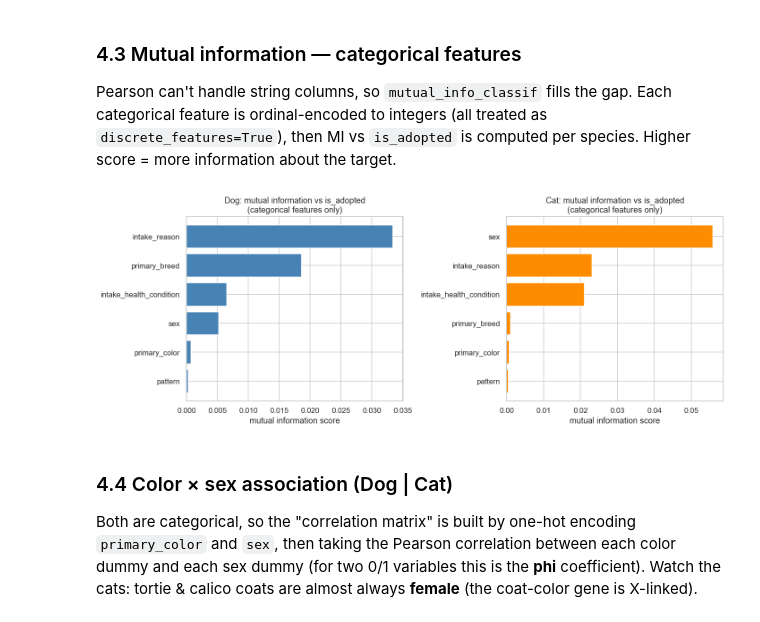
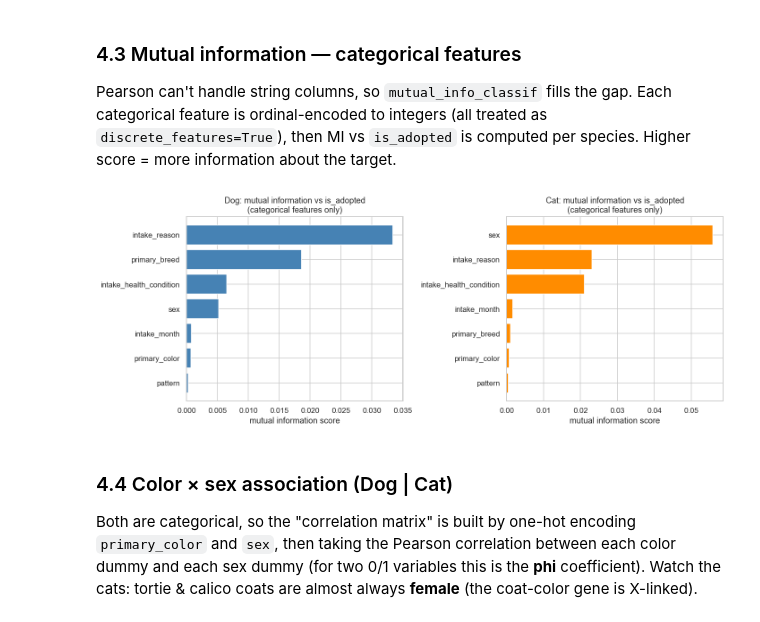
Before and after one commit to chienchien50425-alt/austin-animal-center, a Jupyter notebook: notebooks/02_eda.ipynb, the cells around one changed output. Saved outputs shown, nothing was run; the diff lists cells and outputs as text; code cells hidden in the pictures.

Commit message:
Re-run 02_eda notebook (refresh execution counts & plot outputs)
Co-Authored-By: Claude Opus 4.8 <noreply@anthropic.com>

```diff
--- a/notebooks/02_eda.ipynb
+++ b/notebooks/02_eda.ipynb
@@ -408,30 +408,30 @@ Pearson can't handle string columns, so `mutual_info_classif` fills the gap. Eac
 # %%
 from sklearn.feature_selection import mutual_info_classif
 from sklearn.preprocessing import OrdinalEncoder
 
 CAT_COLS = ['sex', 'intake_reason', 'intake_health_condition',
-            'primary_color', 'pattern', 'primary_breed']
+            'primary_color', 'pattern', 'primary_breed', 'intake_month']
 
 fig, axes = plt.subplots(1, 2, figsize=(13, 5))
 for ax, (sp, frame, color) in zip(axes, [('Dog', dogs, DOG_COLOR), ('Cat', cats, CAT_COLOR)]):
     sub = frame[CAT_COLS + [TARGET]].copy()
     for c in CAT_COLS:
         sub[c] = sub[c].fillna('Unknown')
 
     enc = OrdinalEncoder(handle_unknown='use_encoded_value', unknown_value=-1)
     X = enc.fit_transform(sub[CAT_COLS])
     y = sub[TARGET].values
 
     mi = mutual_info_classif(X, y, discrete_features=True, random_state=42)
     scores = pd.Series(mi, index=CAT_COLS).sort_values()
 
     ax.barh(scores.index, scores.values, color=color)
     ax.set_title(f'{sp}: mutual information vs is_adopted\n(categorical features only)')
     ax.set_xlabel('mutual information score')
 
 fig.tight_layout(); plt.show()
 # %% [output]
-[figure, old version]
+[figure, new version]
 # %% [markdown]
 ### 4.4 Color × sex association (Dog | Cat)
 Both are categorical, so the "correlation matrix" is built by one-hot encoding `primary_color` and `sex`, then taking the Pearson correlation between each color dummy and each sex dummy (for two 0/1 variables this is the **phi** coefficient). Watch the cats: tortie & calico coats are almost always **female** (the coat-color gene is X-linked).
```
